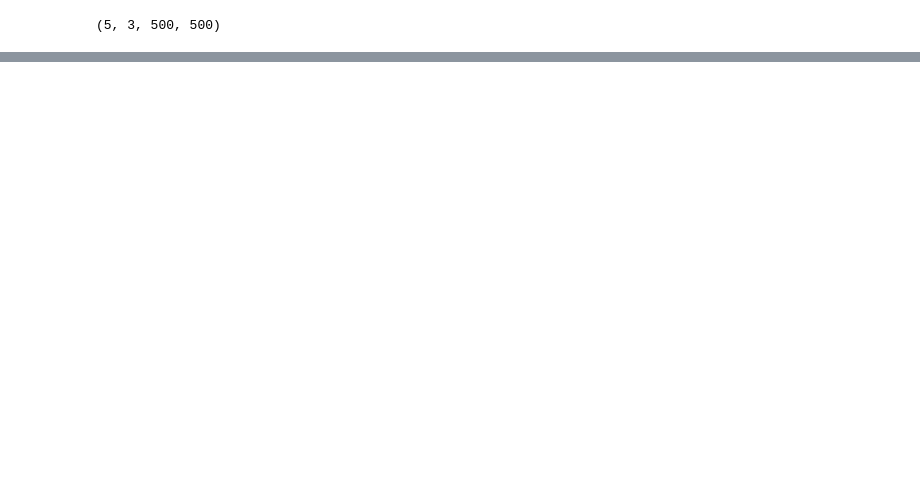
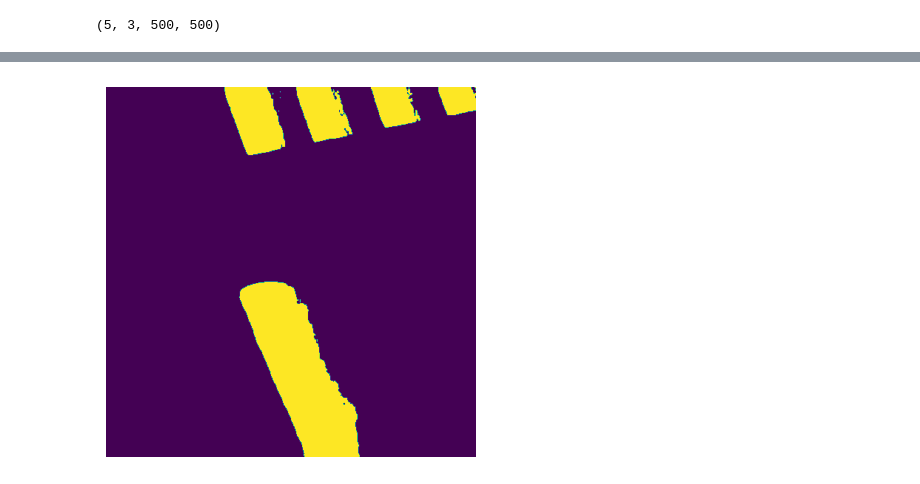
Before and after one commit to VectorInstitute/SegMate, a Jupyter notebook: segmate_demo.ipynb, the cells around one changed output, grey strips where cells are left out. Drawn from its saved outputs; the diff is of its cells as text; code cells hidden in the pictures; blank space fills up the shorter version.

```diff
--- a/segmate_demo.ipynb
+++ b/segmate_demo.ipynb
@@ -69,2 +79,6 @@ utils.show_image(masks.sum(0).sum(0).reshape(500, 500, 1))
+# %%
+utils.show_image(mask)
+# %% [output]
+[figure, added]
 # %%
 # masks = sm.segment(image=np.array(image), text_prompt=["building", 0.35, 0.35])
```
Also changed, not shown: parts of 8 cells of this notebook.
